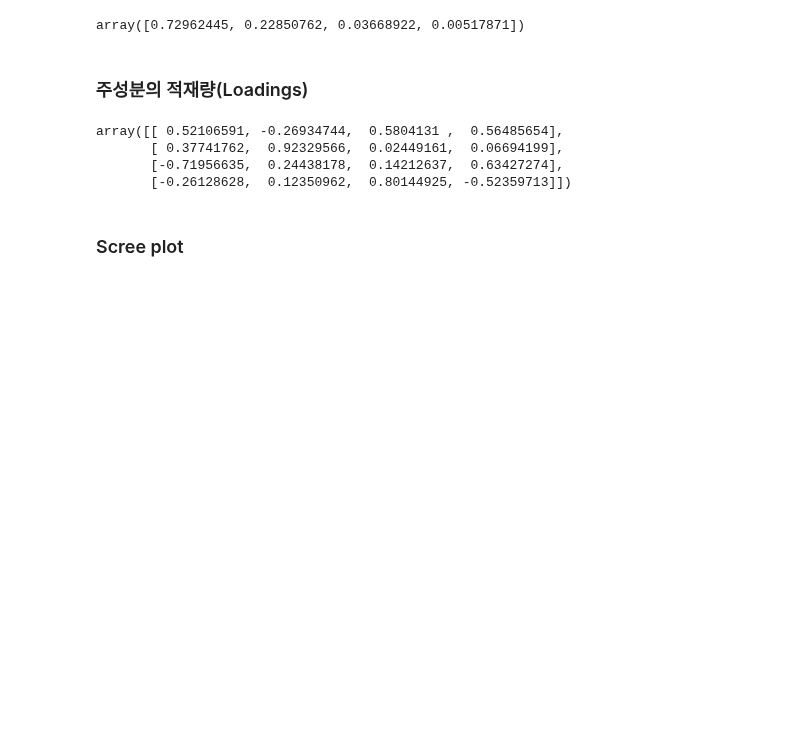
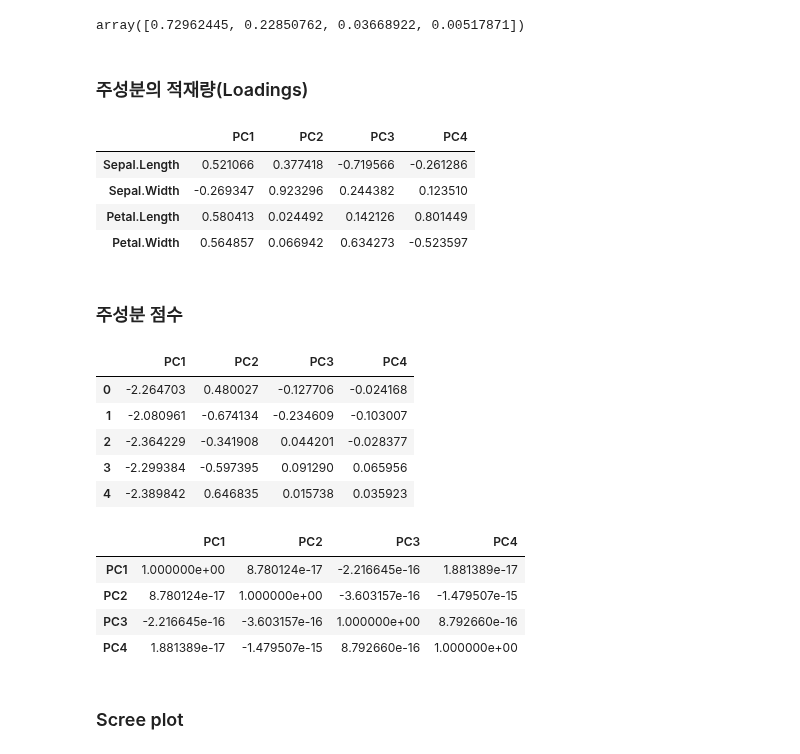
Before and after one commit to anjuiswhat/TIL, a Jupyter notebook: SQL/참고자료/정리본/G_주성분 분석_(iris).ipynb, the cells around one changed output. Saved outputs shown, nothing was run; the diff lists cells and outputs as text; code cells hidden in the pictures; blank space fills up the shorter version.

```diff
--- a/SQL/참고자료/정리본/G_주성분 분석_(iris).ipynb
+++ b/SQL/참고자료/정리본/G_주성분 분석_(iris).ipynb
@@ -247,13 +247,44 @@ array([0.72962445, 0.22850762, 0.03668922, 0.00517871])
 # %% [markdown]
 ### 주성분의 적재량(Loadings)
 # %%
+# Loading (주성분 계수)
 # feature 공간의 주성분 축
 model_pca.components_
+
+loadings = pd.DataFrame( model_pca.components_.T,
+                         columns = ['PC1', 'PC2','PC3','PC4'],
+                         index = df_iris.iloc[:, 0:4].columns )
+loadings
 # %% [output]
-array([[ 0.52106591, -0.26934744,  0.5804131 ,  0.56485654],
-       [ 0.37741762,  0.92329566,  0.02449161,  0.06694199],
-       [-0.71956635,  0.24438178,  0.14212637,  0.63427274],
-       [-0.26128628,  0.12350962,  0.80144925, -0.52359713]])
+|  | PC1 | PC2 | PC3 | PC4 |
+| Sepal.Length | 0.521066 | 0.377418 | -0.719566 | -0.261286 |
+| Sepal.Width | -0.269347 | 0.923296 | 0.244382 | 0.123510 |
+| Petal.Length | 0.580413 | 0.024492 | 0.142126 | 0.801449 |
+| Petal.Width | 0.564857 | 0.066942 | 0.634273 | -0.523597 |
+# %% [markdown]
+### 주성분 점수
+# %%
+# Scores 주성분 점수
+
+pc_score = model_pca.transform( df_iris.iloc[:, 0:4] )
+pc_score = pd.DataFrame( data = pc_score,
+                         columns = ['PC1', 'PC2','PC3','PC4']) # 주성분으로 이루어진 데이터 프레임 구성
+
+display( pc_score.head() )
+
+display( pc_score.corr() )
+# %% [output]
+|  | PC1 | PC2 | PC3 | PC4 |
+| 0 | -2.264703 | 0.480027 | -0.127706 | -0.024168 |
+| 1 | -2.080961 | -0.674134 | -0.234609 | -0.103007 |
+| 2 | -2.364229 | -0.341908 | 0.044201 | -0.028377 |
+| 3 | -2.299384 | -0.597395 | 0.091290 | 0.065956 |
+| 4 | -2.389842 | 0.646835 | 0.015738 | 0.035923 |
+|  | PC1 | PC2 | PC3 | PC4 |
+| PC1 | 1.000000e+00 | 8.780124e-17 | -2.216645e-16 | 1.881389e-17 |
+| PC2 | 8.780124e-17 | 1.000000e+00 | -3.603157e-16 | -1.479507e-15 |
+| PC3 | -2.216645e-16 | -3.603157e-16 | 1.000000e+00 | 8.792660e-16 |
+| PC4 | 1.881389e-17 | -1.479507e-15 | 8.792660e-16 | 1.000000e+00 |
 # %% [markdown]
 ### Scree plot
 # %%
```
Also changed, not shown: 2 other files.
